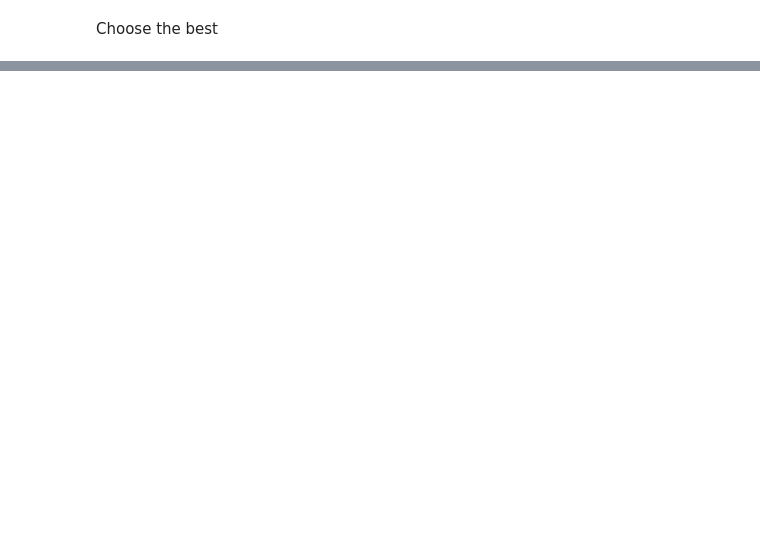
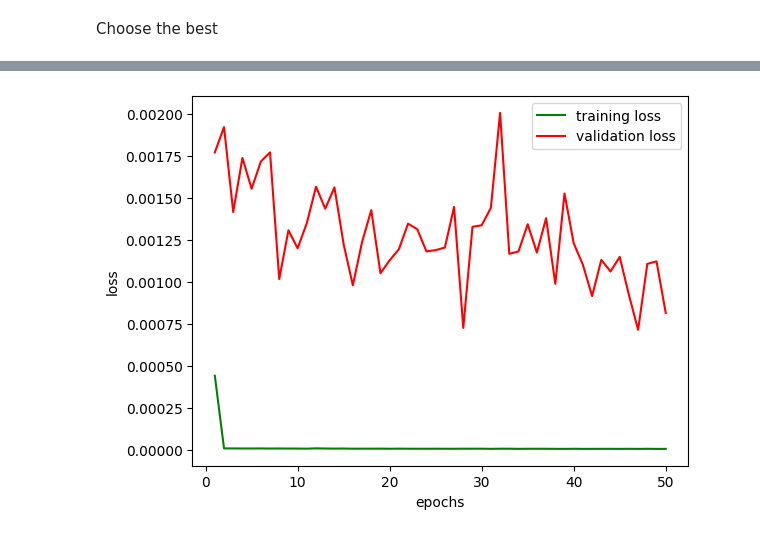
Before and after one commit to KaneZhao/deep-learning-assignments, a Jupyter notebook: assignment3/Assignment3.ipynb, the cells around one changed output, grey strips where cells are left out. Saved outputs shown, nothing was run; the diff lists cells and outputs as text; code cells hidden in the pictures; blank space fills up the shorter version.

```diff
--- a/assignment3/Assignment3.ipynb
+++ b/assignment3/Assignment3.ipynb
@@ -689,0 +693,15 @@ plot_result(y_train_unscaled, y_val_unscaled, train_predict_optimized_lstm_unsca
+# %%
+def simple_GRU(hidden_units, dense_units, input_shape, activation, lr=0.001):
+    model = Sequential()
+    model.add(GRU(hidden_units, input_shape=input_shape,activation=activation))
+    model.add(Dense(units=dense_units, activation=activation))
+    model.compile(loss='mean_squared_error', optimizer=keras.optimizers.Adam(learning_rate=lr))
+    return model
+# %%
+n_hidden_units = 64
+n_dense_units = 1
+input_shape = (TIME_STEP, 1)
+# %%
+simple_gru = simple_GRU(n_hidden_units, n_dense_units,input_shape, activation='tanh')
+
+fitted_simple_gru = simple_gru.fit(X_train, y_train, validation_data=(X_val, y_val), batch_size=BATCH_SIZE, epochs=EPOCHS_NUM)
@@ -689,0 +726,4 @@ plot_result(y_train_unscaled, y_val_unscaled, train_predict_optimized_lstm_unsca
+# %%
+plot_training_history(fitted_simple_gru)
+# %% [output]
+[figure, added]
```
Also changed, not shown: parts of 24 cells of this notebook.
